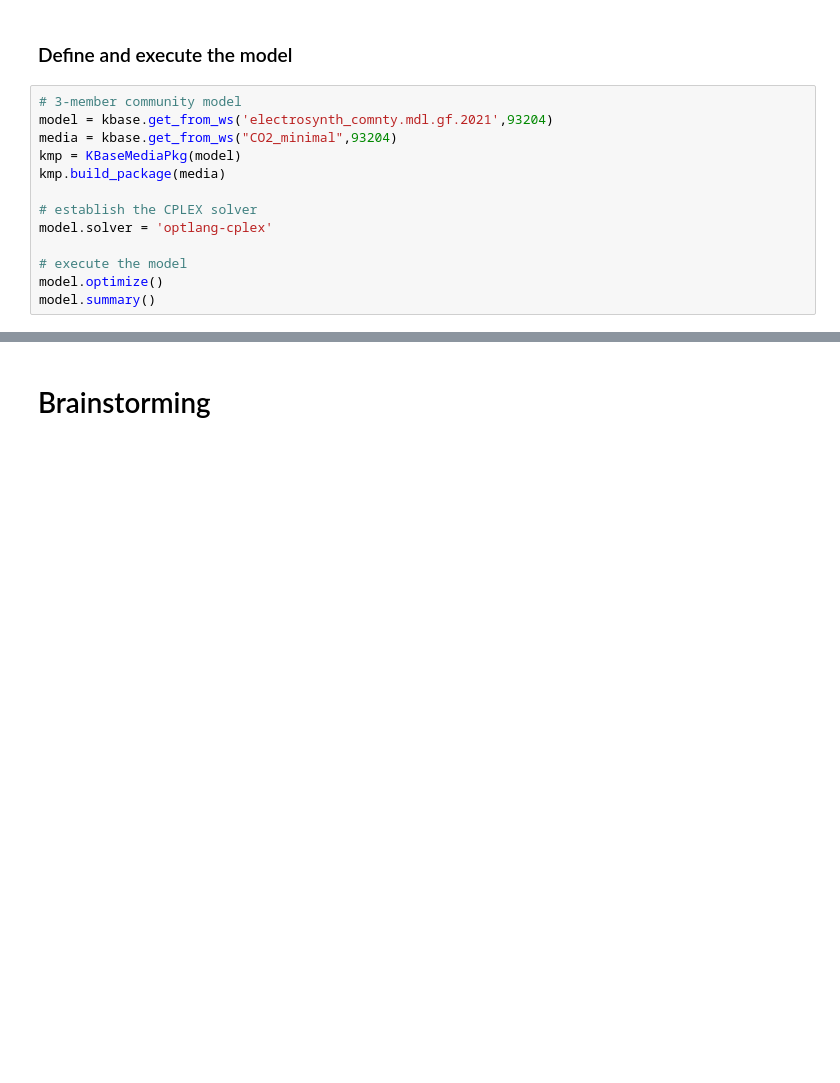
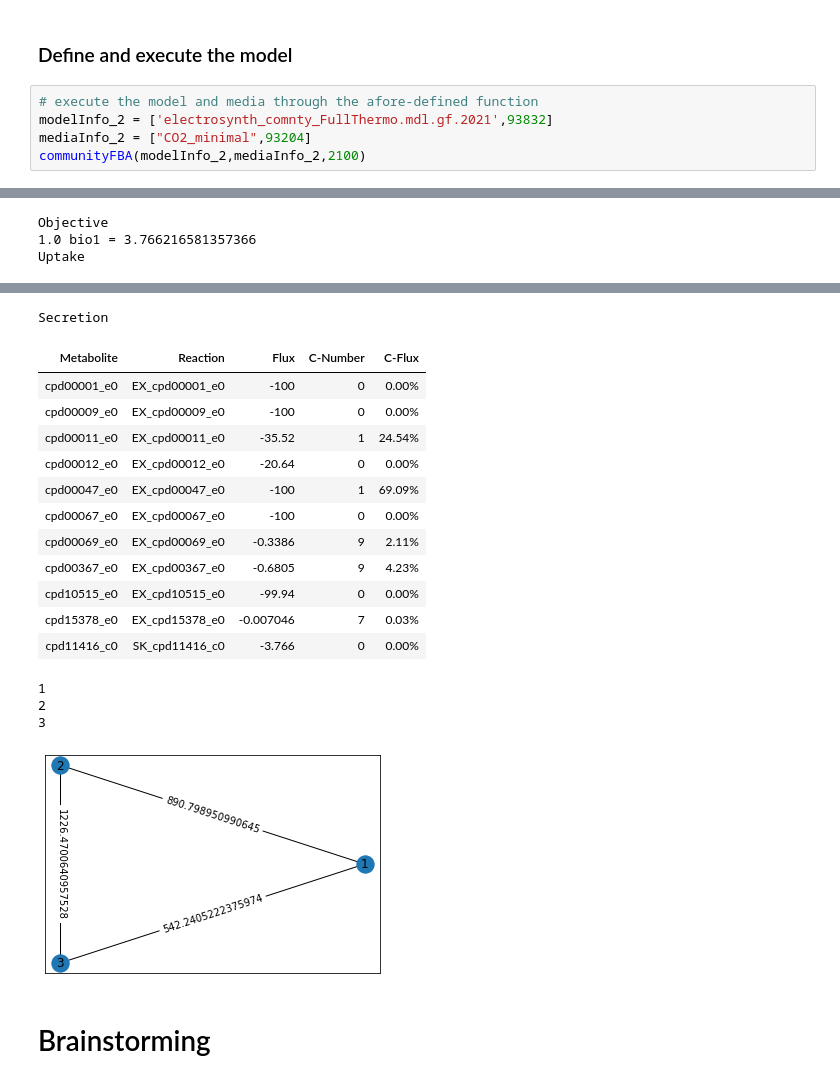
Before and after one commit to freiburgermsu/ANL_projects, a Jupyter notebook: Thermo_API/Community modeling/2021-08-04_community exchange_01.ipynb, the cells around one changed output, grey strips where cells are left out. Drawn from its saved outputs; the diff is of its cells as text; blank space fills up the shorter version.

```diff
--- a/Thermo_API/Community modeling/2021-08-04_community exchange_01.ipynb
+++ b/Thermo_API/Community modeling/2021-08-04_community exchange_01.ipynb
@@ -262,15 +351,8 @@ ftp.build_package({'modelseed_path':modelseed_db_path})
 # %% [markdown]
 ### Define and execute the model
-# %%
-# 3-member community model
-model = kbase.get_from_ws('electrosynth_comnty.mdl.gf.2021',93204)
-media = kbase.get_from_ws("CO2_minimal",93204)
-kmp = KBaseMediaPkg(model)
-kmp.build_package(media)
-
-# establish the CPLEX solver
-model.solver = 'optlang-cplex'
-
-# execute the model
-model.optimize()
-model.summary()
+# %%
+# execute the model and media through the afore-defined function
+modelInfo_2 = ['electrosynth_comnty_FullThermo.mdl.gf.2021',93832]
+mediaInfo_2 = ["CO2_minimal",93204]
+communityFBA(modelInfo_2,mediaInfo_2,2100)
+# %% [output]
@@ -276,0 +361,3 @@ model.summary()
+Objective
+1.0 bio1 = 3.766216581357366
+Uptake
@@ -277,3 +381,20 @@ model.summary()
+Secretion
+| Metabolite | Reaction | Flux | C-Number | C-Flux |
+| cpd00001_e0 | EX_cpd00001_e0 | -100 | 0 | 0.00% |
+| cpd00009_e0 | EX_cpd00009_e0 | -100 | 0 | 0.00% |
+| cpd00011_e0 | EX_cpd00011_e0 | -35.52 | 1 | 24.54% |
+| cpd00012_e0 | EX_cpd00012_e0 | -20.64 | 0 | 0.00% |
+| cpd00047_e0 | EX_cpd00047_e0 | -100 | 1 | 69.09% |
+| cpd00067_e0 | EX_cpd00067_e0 | -100 | 0 | 0.00% |
+| cpd00069_e0 | EX_cpd00069_e0 | -0.3386 | 9 | 2.11% |
+| cpd00367_e0 | EX_cpd00367_e0 | -0.6805 | 9 | 4.23% |
+| cpd10515_e0 | EX_cpd10515_e0 | -99.94 | 0 | 0.00% |
+| cpd15378_e0 | EX_cpd15378_e0 | -0.007046 | 7 | 0.03% |
+| cpd11416_c0 | SK_cpd11416_c0 | -3.766 | 0 | 0.00% |
+1
+2
+3
+[figure, added]
 # %% [markdown]
 # Brainstorming
 # %%
```
Also changed, not shown: parts of 10 cells of this notebook.
